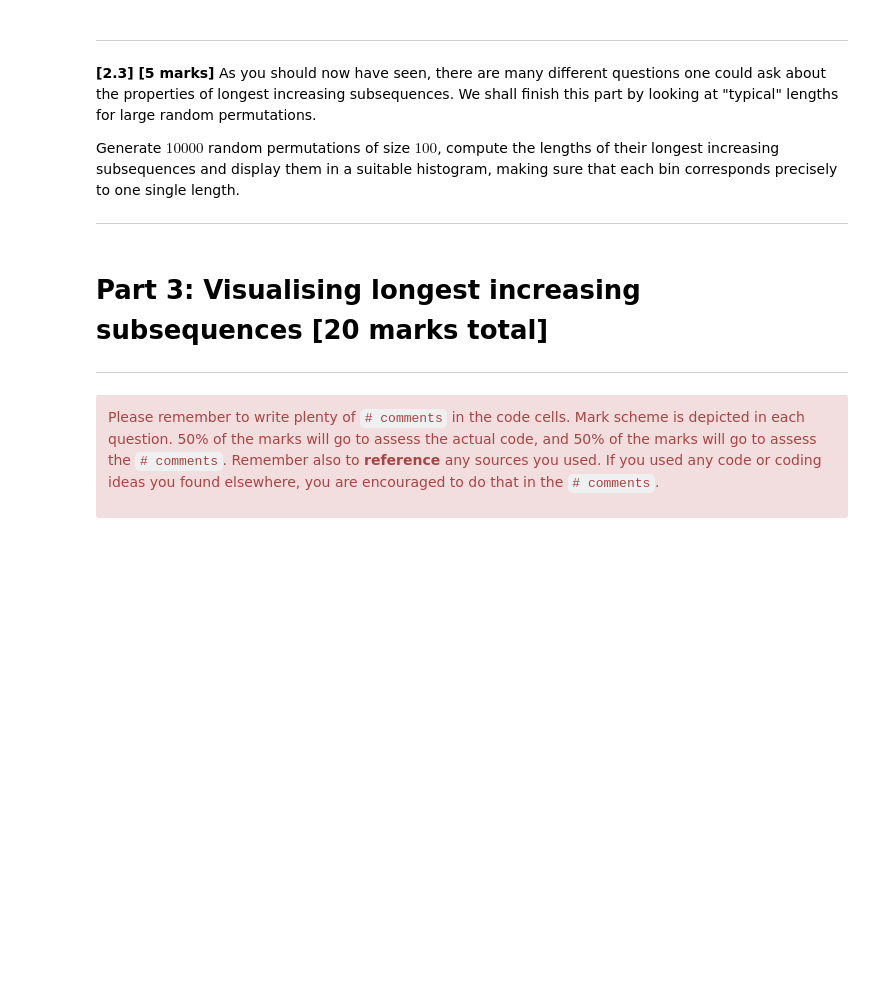
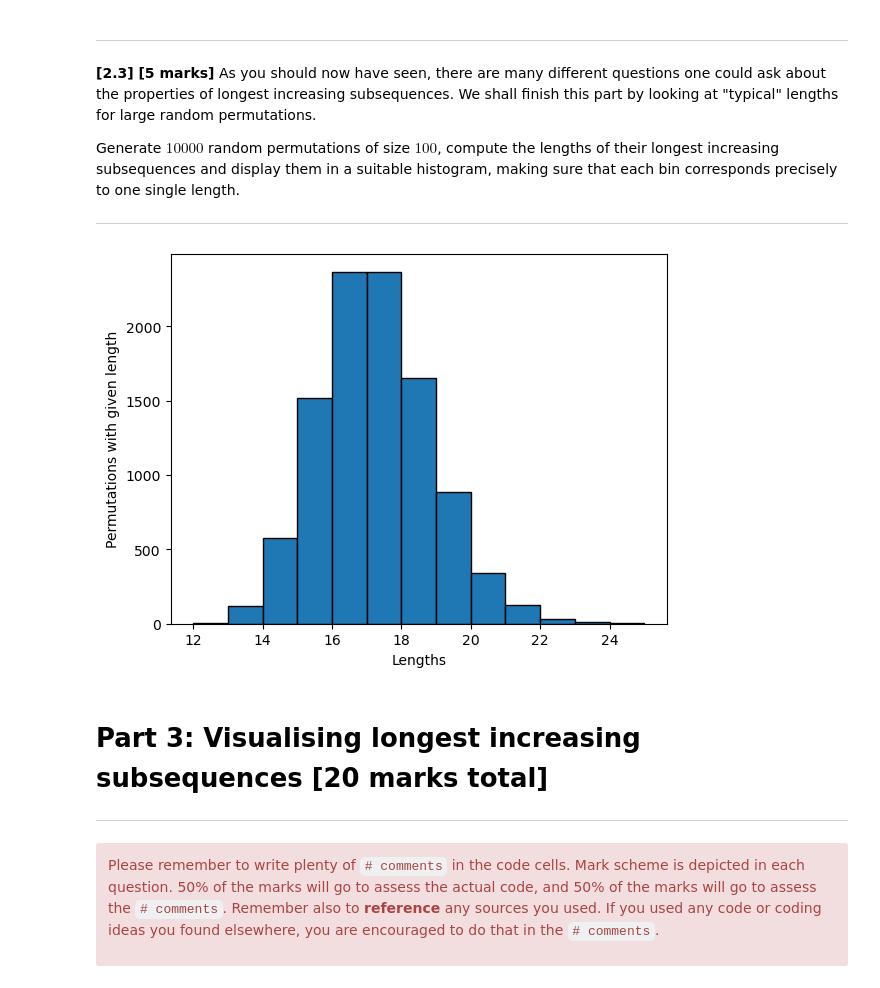
Before and after one commit to Felipepuiggarimedici/introToProgrammingPersonalProject, a Jupyter notebook: MTH5001_210477160.ipynb, the cells around one changed output. Drawn from its saved outputs; the diff is of its cells as text; code cells hidden in the pictures; blank space fills up the shorter version.

```diff
--- a/MTH5001_210477160.ipynb
+++ b/MTH5001_210477160.ipynb
@@ -495,6 +526,27 @@ for p in perms:
 Generate $10000$ random permutations of size $100$, compute the lengths of their longest increasing subsequences and display them in a suitable histogram, making sure that each bin corresponds precisely to one single length.
 
 ---
+# %%
+
+#generating 10000 permutations of size 100 with np.random.permutation(100) that I used before
+permutations = [np.random.permutation(100) for i in range(10000)]
+#compute the longest increasing subsequence length of each permutation
+lengths = [find_length_of_longest_increasing_subsequence(permutation) for permutation in permutations]
+
+#source: https://matplotlib.org/stable/api/_as_gen/matplotlib.pyplot.hist.html to generate a bin sequence that separates each length possible into one single bin
+#The + 2 is due to the fact that the range(lengths) doesn't count the last element so we need a + 1
+#The other + 1 is so that the last bin doesn't count all the lengths that are equal to the max length - 1 + the max length. So we need one more bin so that the max length is separate from the previous to max lengths
+sequenceOfBins = [i for i in range(min(lengths), max(lengths) + 2)]
+#computing the histogram with each bin corresponding to one length. Delimiting each bin with a black line
+plt.hist(lengths, sequenceOfBins, edgecolor="black")
+
+#labeling so it is clear
+plt.xlabel("Lengths")
+plt.ylabel("Permutations with given length")
+#show finished histogram
+plt.show()
+# %% [output]
+[figure, added]
 # %% [markdown]
 
 # Part 3: Visualising longest increasing subsequences [20 marks total]
```
Also changed, not shown: parts of 11 cells of this notebook, 1 other file.
